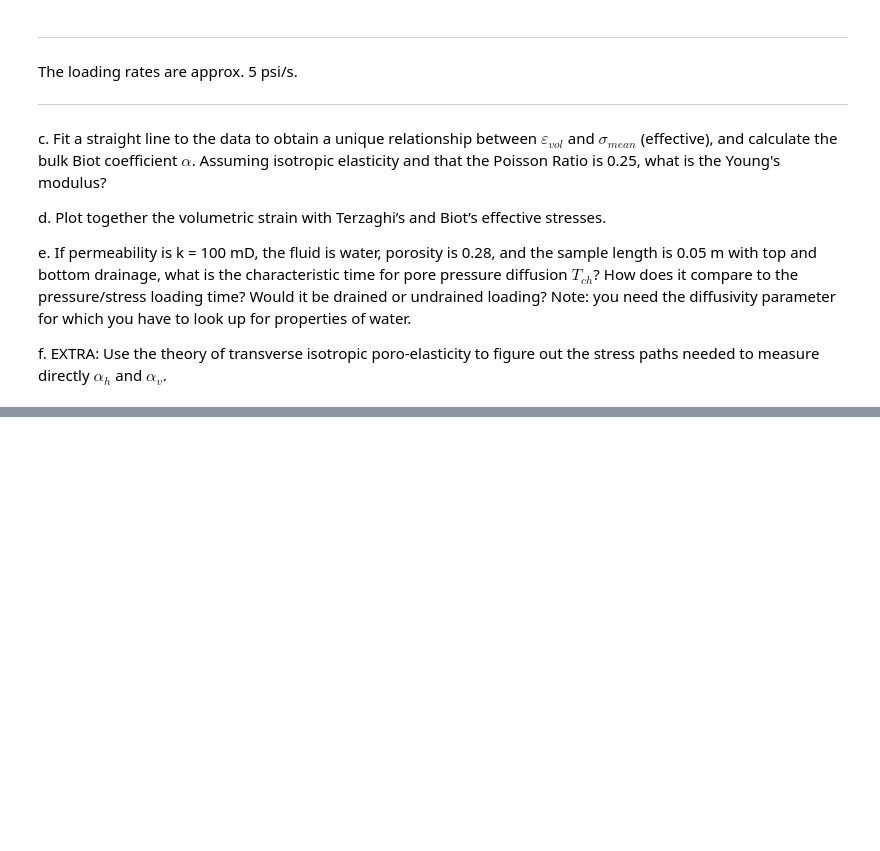
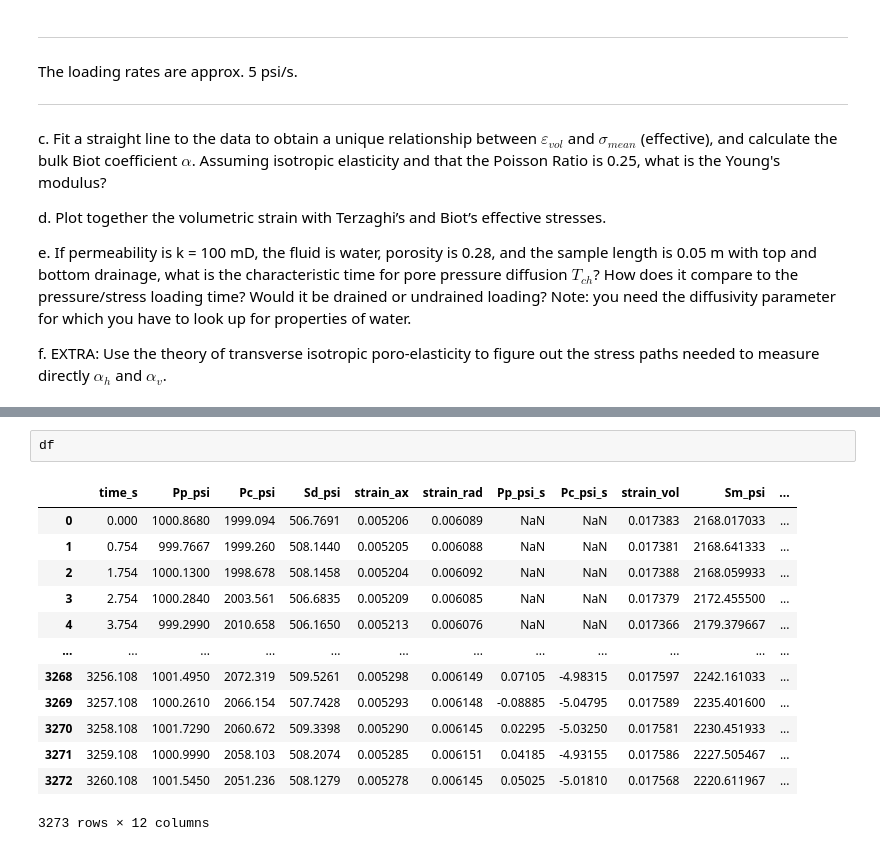
Before and after one commit to rebpoli/Doutorado, a Jupyter notebook: PGE383-AdvGeomec/HW5/AdvGeomec-Poli_Renato_HW5.ipynb, the cells around one changed output, grey strips where cells are left out. Saved outputs shown, nothing was run; the diff lists cells and outputs as text; blank space fills up the shorter version.

```diff
--- a/PGE383-AdvGeomec/HW5/AdvGeomec-Poli_Renato_HW5.ipynb
+++ b/PGE383-AdvGeomec/HW5/AdvGeomec-Poli_Renato_HW5.ipynb
@@ -138,0 +139,16 @@ ax.legend()
+# %%
+df
+# %% [output]
+|  | time_s | Pp_psi | Pc_psi | Sd_psi | strain_ax | strain_rad | Pp_psi_s | Pc_psi_s | strain_vol | Sm_psi | ... |
+| 0 | 0.000 | 1000.8680 | 1999.094 | 506.7691 | 0.005206 | 0.006089 | NaN | NaN | 0.017383 | 2168.017033 | ... |
+| 1 | 0.754 | 999.7667 | 1999.260 | 508.1440 | 0.005205 | 0.006088 | NaN | NaN | 0.017381 | 2168.641333 | ... |
+| 2 | 1.754 | 1000.1300 | 1998.678 | 508.1458 | 0.005204 | 0.006092 | NaN | NaN | 0.017388 | 2168.059933 | ... |
+| 3 | 2.754 | 1000.2840 | 2003.561 | 506.6835 | 0.005209 | 0.006085 | NaN | NaN | 0.017379 | 2172.455500 | ... |
+| 4 | 3.754 | 999.2990 | 2010.658 | 506.1650 | 0.005213 | 0.006076 | NaN | NaN | 0.017366 | 2179.379667 | ... |
+| ... | ... | ... | ... | ... | ... | ... | ... | ... | ... | ... | ... |
+| 3268 | 3256.108 | 1001.4950 | 2072.319 | 509.5261 | 0.005298 | 0.006149 | 0.07105 | -4.98315 | 0.017597 | 2242.161033 | ... |
+| 3269 | 3257.108 | 1000.2610 | 2066.154 | 507.7428 | 0.005293 | 0.006148 | -0.08885 | -5.04795 | 0.017589 | 2235.401600 | ... |
+| 3270 | 3258.108 | 1001.7290 | 2060.672 | 509.3398 | 0.005290 | 0.006145 | 0.02295 | -5.03250 | 0.017581 | 2230.451933 | ... |
+| 3271 | 3259.108 | 1000.9990 | 2058.103 | 508.2074 | 0.005285 | 0.006151 | 0.04185 | -4.93155 | 0.017586 | 2227.505467 | ... |
+| 3272 | 3260.108 | 1001.5450 | 2051.236 | 508.1279 | 0.005278 | 0.006145 | 0.05025 | -5.01810 | 0.017568 | 2220.611967 | ... |
+3273 rows × 12 columns
```
Also changed, not shown: parts of 3 cells of this notebook.
